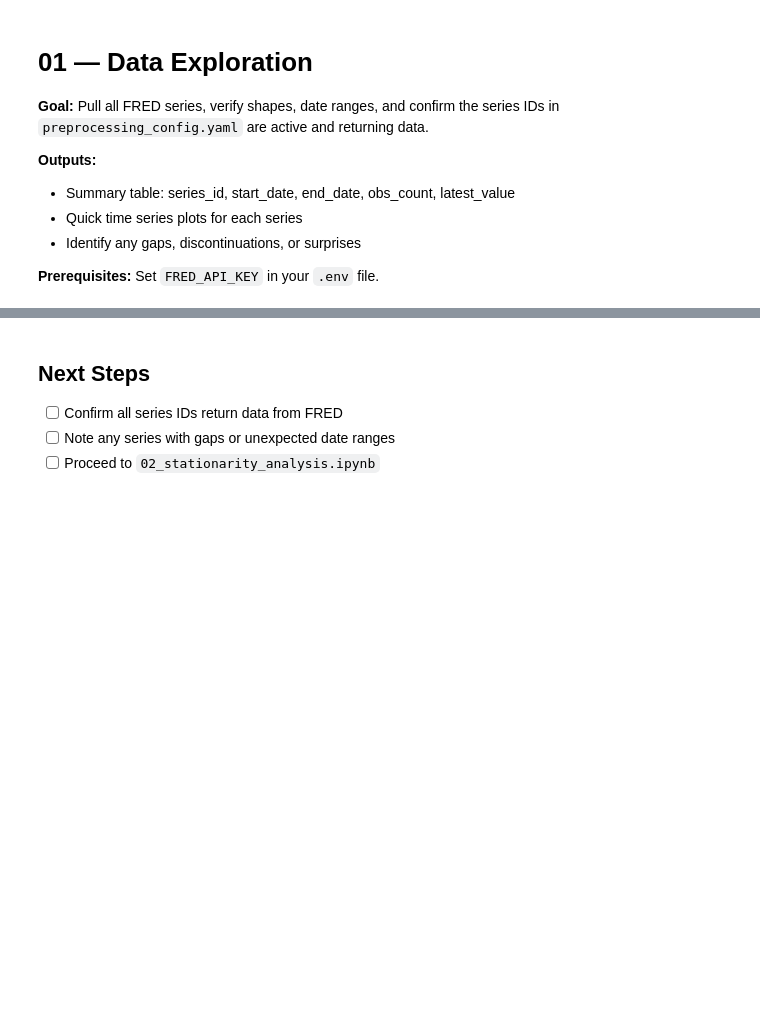
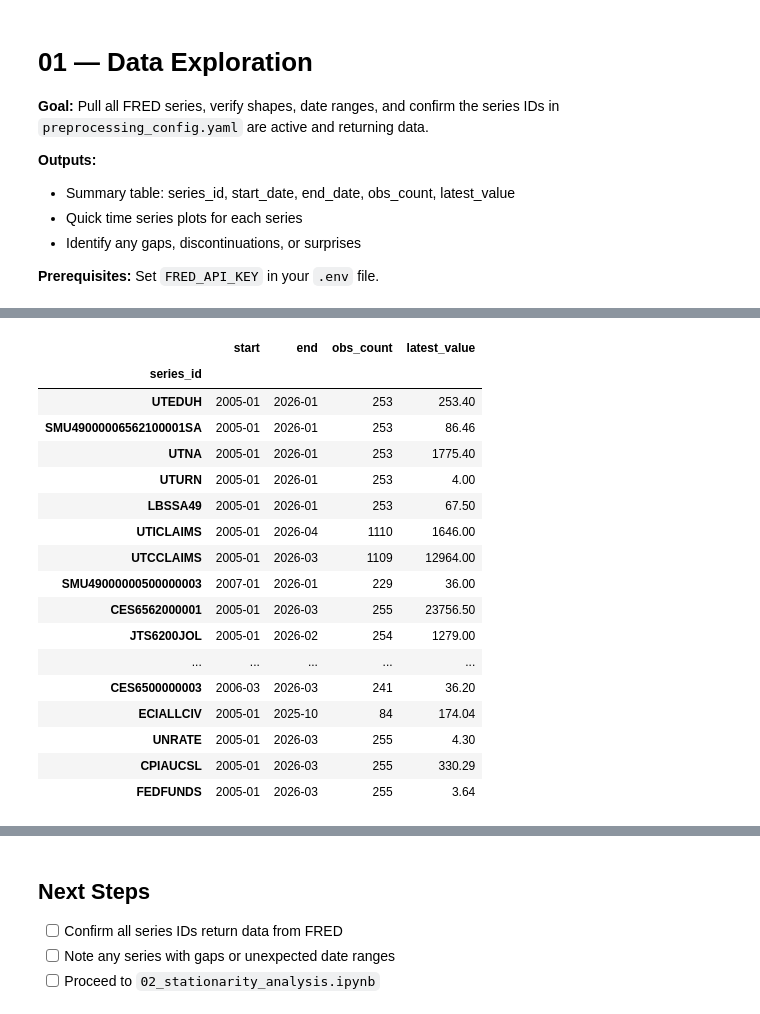
Before and after one commit to IanTaiAhn/healthcare_dashboard, a Jupyter notebook: notebooks/01_data_exploration.ipynb, the cells around one changed output, grey strips where cells are left out. Drawn from its saved outputs; the diff is of its cells as text; code cells hidden in the pictures; blank space fills up the shorter version.

```diff
--- a/notebooks/01_data_exploration.ipynb
+++ b/notebooks/01_data_exploration.ipynb
@@ -47,16 +86,34 @@ print(f'Loaded {len(raw)} series')
 # %%
-# Summary table
 summary = []
-for sid, df in raw.items():
+for sid, data in raw.items():
     summary.append({
         'series_id': sid,
-        'start': df['date'].min().strftime('%Y-%m'),
-        'end': df['date'].max().strftime('%Y-%m'),
-        'obs_count': len(df),
-        'latest_value': round(df['value'].iloc[-1], 2),
+        'start': data.index.min().strftime('%Y-%m'),
+        'end': data.index.max().strftime('%Y-%m'),
+        'obs_count': len(data),
+        'latest_value': round(data.iloc[-1], 2),
     })
 
 pd.DataFrame(summary).set_index('series_id')
+# %% [output]
+|  | start | end | obs_count | latest_value |
+| series_id |  |  |  |  |
+| UTEDUH | 2005-01 | 2026-01 | 253 | 253.40 |
+| SMU49000006562100001SA | 2005-01 | 2026-01 | 253 | 86.46 |
+| UTNA | 2005-01 | 2026-01 | 253 | 1775.40 |
+| UTURN | 2005-01 | 2026-01 | 253 | 4.00 |
+| LBSSA49 | 2005-01 | 2026-01 | 253 | 67.50 |
+| UTICLAIMS | 2005-01 | 2026-04 | 1110 | 1646.00 |
+| UTCCLAIMS | 2005-01 | 2026-03 | 1109 | 12964.00 |
+| SMU49000000500000003 | 2007-01 | 2026-01 | 229 | 36.00 |
+| CES6562000001 | 2005-01 | 2026-03 | 255 | 23756.50 |
+| JTS6200JOL | 2005-01 | 2026-02 | 254 | 1279.00 |
+| ... | ... | ... | ... | ... |
+| CES6500000003 | 2006-03 | 2026-03 | 241 | 36.20 |
+| ECIALLCIV | 2005-01 | 2025-10 | 84 | 174.04 |
+| UNRATE | 2005-01 | 2026-03 | 255 | 4.30 |
+| CPIAUCSL | 2005-01 | 2026-03 | 255 | 330.29 |
+| FEDFUNDS | 2005-01 | 2026-03 | 255 | 3.64 |
 # %%
 # Quick plots
 fig, axes = plt.subplots(len(raw), 1, figsize=(12, 3 * len(raw)), sharex=False)
```
Also changed, not shown: parts of 3 cells of this notebook, 3 other files.
